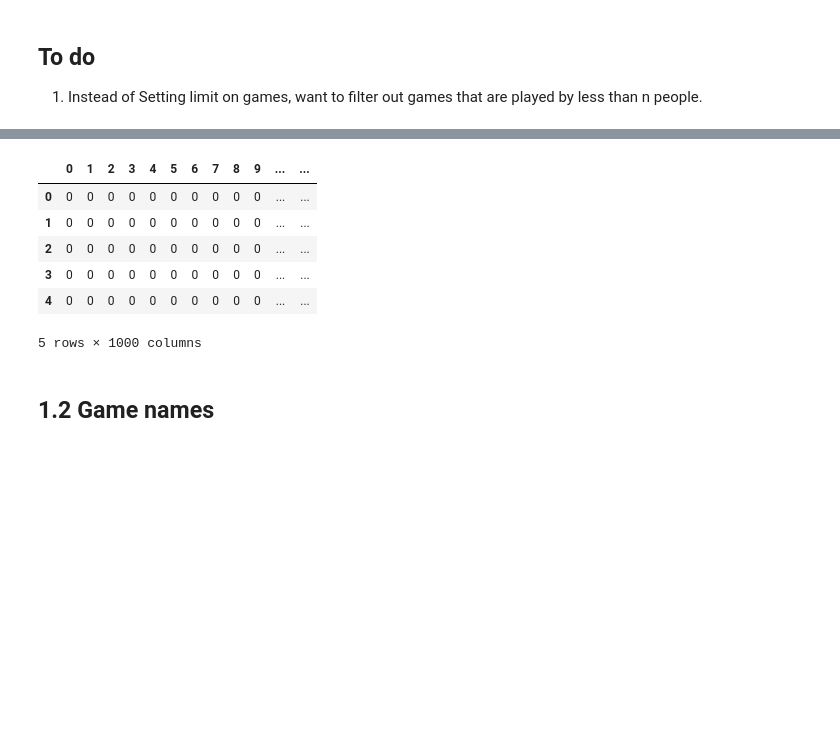
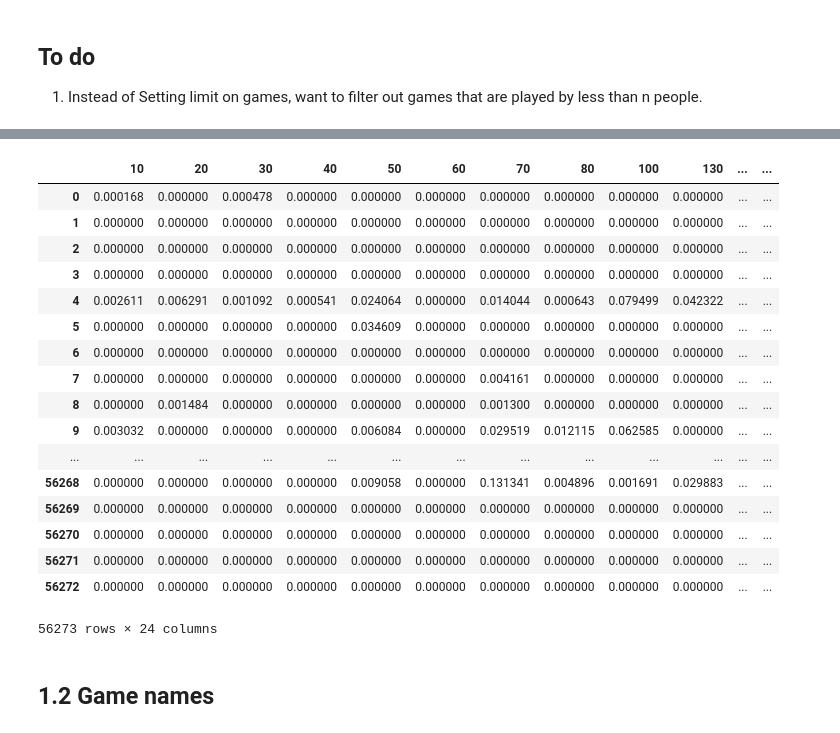
Before and after one commit to yshuidie/steamNNRecom, a Jupyter notebook: notebooks/Steam - basic framework.ipynb, the cells around one changed output, grey strips where cells are left out. Drawn from its saved outputs; the diff is of its cells as text; code cells hidden in the pictures; blank space fills up the shorter version.

```diff
--- a/notebooks/Steam - basic framework.ipynb
+++ b/notebooks/Steam - basic framework.ipynb
@@ -93,36 +180,0 @@ df.to_csv(writefilepath)
-# %%
-#generate dummy data
-
-import json
-import pandas as pd
-import ast
-import numpy as np
-import random
-
-writefilepath = './dummy_playtime.csv'
-
-# Create 100 users
-# 1000 game id's (sequential)
-# Random number of games played between 1 and 10
-# Assign random number as playtimes
-# Randomly slot in the columns
-
-users = []
-for i in range(100):
-	users.append(i)
-
-game_ids = list(range(1000))
-
-df = pd.DataFrame(index = users, columns = game_ids)
-
-for i in range(100):
-	row = np.zeros(1000)
-
-	num_games = random.randint(1,11)
-	random_game_ids = random.sample(range(1000), num_games)
-
-	for j in random_game_ids:
-		playtime = random.randint(1, 5)
-		row[j] = playtime
-
-	df.loc[i] = row
@@ -136,14 +181,24 @@ E:\课程\2019 spr\ML\project
 # %%
-df = pd.read_csv("dummy_playtime.csv",engine='python')
+df_matrix = pd.read_csv(writefilepath,engine='python')
+df_matrix
+# %% [output]
+|  | 10 | 20 | 30 | 40 | 50 | 60 | 70 | 80 | 100 | 130 | ... | ... |
+| 0 | 0.000168 | 0.000000 | 0.000478 | 0.000000 | 0.000000 | 0.000000 | 0.000000 | 0.000000 | 0.000000 | 0.000000 | ... | ... |
+| 1 | 0.000000 | 0.000000 | 0.000000 | 0.000000 | 0.000000 | 0.000000 | 0.000000 | 0.000000 | 0.000000 | 0.000000 | ... | ... |
+| 2 | 0.000000 | 0.000000 | 0.000000 | 0.000000 | 0.000000 | 0.000000 | 0.000000 | 0.000000 | 0.000000 | 0.000000 | ... | ... |
+| 3 | 0.000000 | 0.000000 | 0.000000 | 0.000000 | 0.000000 | 0.000000 | 0.000000 | 0.000000 | 0.000000 | 0.000000 | ... | ... |
+| 4 | 0.002611 | 0.006291 | 0.001092 | 0.000541 | 0.024064 | 0.000000 | 0.014044 | 0.000643 | 0.079499 | 0.042322 | ... | ... |
+| 5 | 0.000000 | 0.000000 | 0.000000 | 0.000000 | 0.034609 | 0.000000 | 0.000000 | 0.000000 | 0.000000 | 0.000000 | ... | ... |
+| 6 | 0.000000 | 0.000000 | 0.000000 | 0.000000 | 0.000000 | 0.000000 | 0.000000 | 0.000000 | 0.000000 | 0.000000 | ... | ... |
+| 7 | 0.000000 | 0.000000 | 0.000000 | 0.000000 | 0.000000 | 0.000000 | 0.004161 | 0.000000 | 0.000000 | 0.000000 | ... | ... |
+| 8 | 0.000000 | 0.001484 | 0.000000 | 0.000000 | 0.000000 | 0.000000 | 0.001300 | 0.000000 | 0.000000 | 0.000000 | ... | ... |
+| 9 | 0.003032 | 0.000000 | 0.000000 | 0.000000 | 0.006084 | 0.000000 | 0.029519 | 0.012115 | 0.062585 | 0.000000 | ... | ... |
+| ... | ... | ... | ... | ... | ... | ... | ... | ... | ... | ... | ... | ... |
+| 56268 | 0.000000 | 0.000000 | 0.000000 | 0.000000 | 0.009058 | 0.000000 | 0.131341 | 0.004896 | 0.001691 | 0.029883 | ... | ... |
+| 56269 | 0.000000 | 0.000000 | 0.000000 | 0.000000 | 0.000000 | 0.000000 | 0.000000 | 0.000000 | 0.000000 | 0.000000 | ... | ... |
+| 56270 | 0.000000 | 0.000000 | 0.000000 | 0.000000 | 0.000000 | 0.000000 | 0.000000 | 0.000000 | 0.000000 | 0.000000 | ... | ... |
+| 56271 | 0.000000 | 0.000000 | 0.000000 | 0.000000 | 0.000000 | 0.000000 | 0.000000 | 0.000000 | 0.000000 | 0.000000 | ... | ... |
+| 56272 | 0.000000 | 0.000000 | 0.000000 | 0.000000 | 0.000000 | 0.000000 | 0.000000 | 0.000000 | 0.000000 | 0.000000 | ... | ... |
+56273 rows × 24 columns
-# %%
-df.head()
-# %% [output]
-|  | 0 | 1 | 2 | 3 | 4 | 5 | 6 | 7 | 8 | 9 | ... | ... |
-| 0 | 0 | 0 | 0 | 0 | 0 | 0 | 0 | 0 | 0 | 0 | ... | ... |
-| 1 | 0 | 0 | 0 | 0 | 0 | 0 | 0 | 0 | 0 | 0 | ... | ... |
-| 2 | 0 | 0 | 0 | 0 | 0 | 0 | 0 | 0 | 0 | 0 | ... | ... |
-| 3 | 0 | 0 | 0 | 0 | 0 | 0 | 0 | 0 | 0 | 0 | ... | ... |
-| 4 | 0 | 0 | 0 | 0 | 0 | 0 | 0 | 0 | 0 | 0 | ... | ... |
-5 rows × 1000 columns
 # %% [markdown]
 ## 1.2 Game names
```
Also changed, not shown: parts of 17 cells of this notebook.
